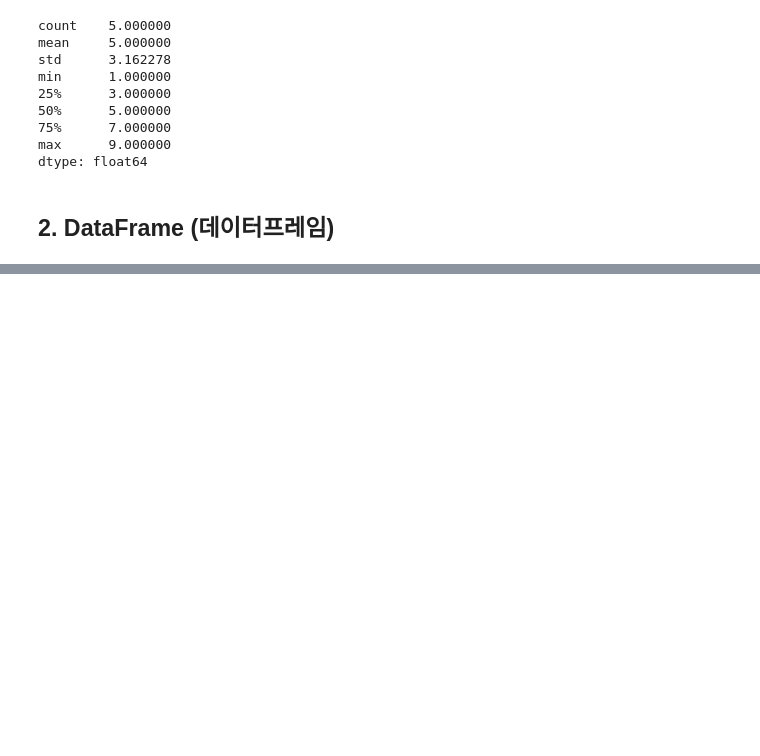
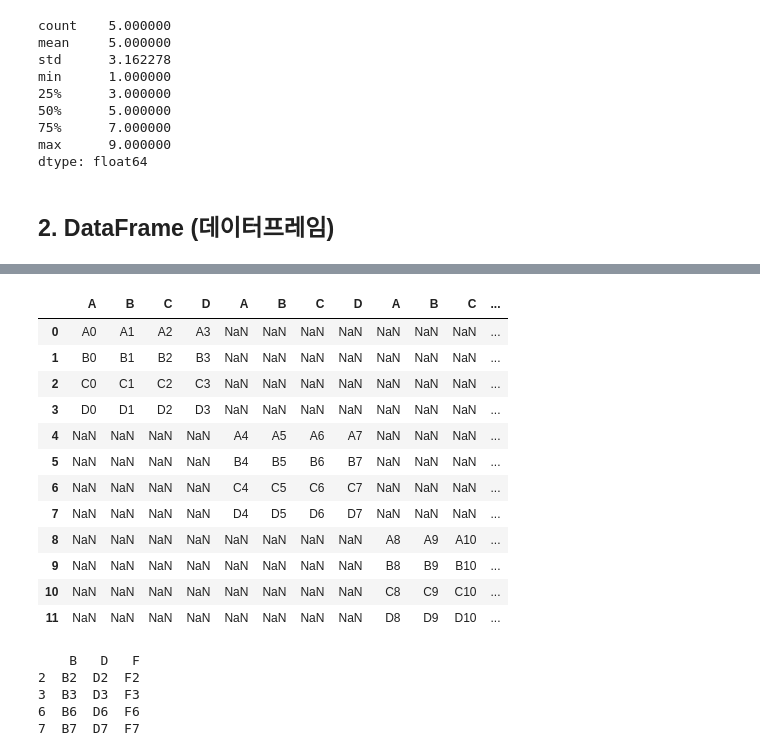
Before and after one commit to JSeoYoung/python-programming, a Jupyter notebook: Data_Handling.ipynb, the cells around one changed output, grey strips where cells are left out. Drawn from its saved outputs; the diff is of its cells as text; code cells hidden in the pictures; blank space fills up the shorter version.

Commit message:
update file : Data_Handling.ipynb - Pandas

```diff
--- a/Data_Handling.ipynb
+++ b/Data_Handling.ipynb
@@ -1318,0 +1942,19 @@ dtype: float64
+# %%
+df1 = pd.DataFrame([['A0', 'A1', 'A2', 'A3'],
+                     ['B0', 'B1', 'B2', 'B3'],
+                     ['C0', 'C1', 'C2', 'C3'],
+                     ['D0', 'D1', 'D2', 'D3']], columns=list('ABCD'))
+
+df2 = pd.DataFrame([['A4', 'A5', 'A6', 'A7'],
+                     ['B4', 'B5', 'B6', 'B7'],
+                     ['C4', 'C5', 'C6', 'C7'],
+                     ['D4', 'D5', 'D6', 'D7']], columns=['A', 'B', 'C', 'D'], index=[4, 5, 6, 7])
+
+df3 = pd.DataFrame([['A8', 'A9', 'A10', 'A11'],
+                     ['B8', 'B9', 'B10', 'B11'],
+                     ['C8', 'C9', 'C10', 'C11'],
+                     ['D8', 'D9', 'D10', 'D11']], columns=list('ABCD'), index=[8, 9, 10, 11])
+
+print(df1)
+print(df2)
+print(df3)
@@ -1318,0 +1977,27 @@ dtype: float64
+# %%
+pd.concat([df1, df2, df3], axis=1)
+# %% [output]
+|  | A | B | C | D | A | B | C | D | A | B | C | ... |
+| 0 | A0 | A1 | A2 | A3 | NaN | NaN | NaN | NaN | NaN | NaN | NaN | ... |
+| 1 | B0 | B1 | B2 | B3 | NaN | NaN | NaN | NaN | NaN | NaN | NaN | ... |
+| 2 | C0 | C1 | C2 | C3 | NaN | NaN | NaN | NaN | NaN | NaN | NaN | ... |
+| 3 | D0 | D1 | D2 | D3 | NaN | NaN | NaN | NaN | NaN | NaN | NaN | ... |
+| 4 | NaN | NaN | NaN | NaN | A4 | A5 | A6 | A7 | NaN | NaN | NaN | ... |
+| 5 | NaN | NaN | NaN | NaN | B4 | B5 | B6 | B7 | NaN | NaN | NaN | ... |
+| 6 | NaN | NaN | NaN | NaN | C4 | C5 | C6 | C7 | NaN | NaN | NaN | ... |
+| 7 | NaN | NaN | NaN | NaN | D4 | D5 | D6 | D7 | NaN | NaN | NaN | ... |
+| 8 | NaN | NaN | NaN | NaN | NaN | NaN | NaN | NaN | A8 | A9 | A10 | ... |
+| 9 | NaN | NaN | NaN | NaN | NaN | NaN | NaN | NaN | B8 | B9 | B10 | ... |
+| 10 | NaN | NaN | NaN | NaN | NaN | NaN | NaN | NaN | C8 | C9 | C10 | ... |
+| 11 | NaN | NaN | NaN | NaN | NaN | NaN | NaN | NaN | D8 | D9 | D10 | ... |
+# %%
+df4 = pd.DataFrame({'B': ['B2', 'B3', 'B6', 'B7'],
+                    'D': ['D2', 'D3', 'D6', 'D7'],
+                    'F': ['F2', 'F3', 'F6', 'F7']}, index=[2, 3, 6, 7])
+print(df4)
+# %% [output]
+    B   D   F
+2  B2  D2  F2
+3  B3  D3  F3
+6  B6  D6  F6
+7  B7  D7  F7
```
Also changed, not shown: parts of 85 cells of this notebook.
